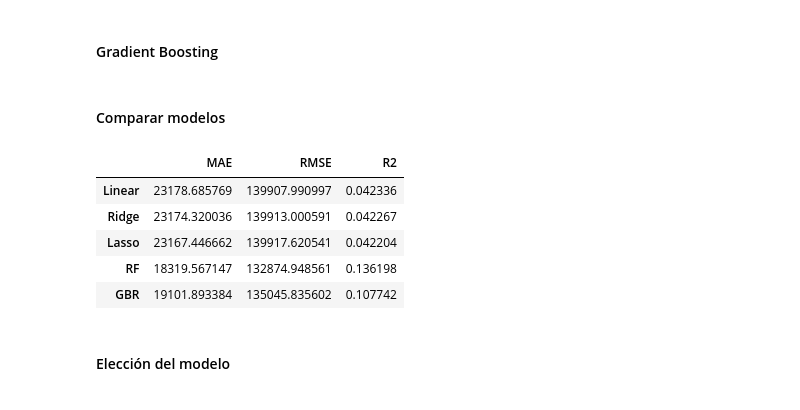
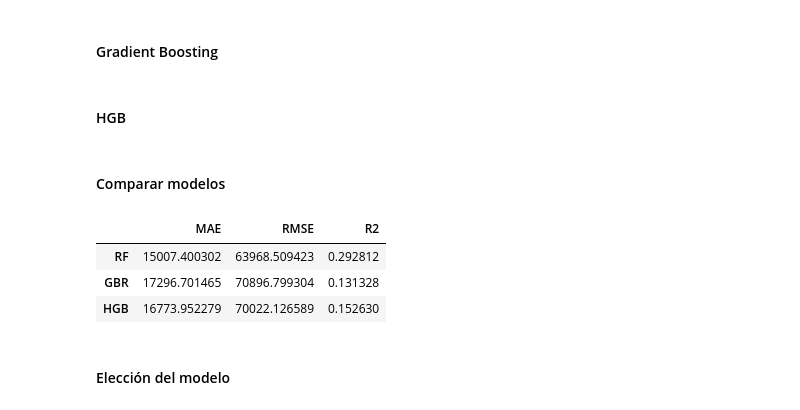
Before and after one commit to Bootcamp-Data-Analyst/P7-regression-grupo4, a Jupyter notebook: notebook/modelos_ML.ipynb, the cells around one changed output. Saved outputs shown, nothing was run; the diff lists cells and outputs as text; code cells hidden in the pictures.

Commit message:
Feature: Añadido modelos de entrenamiento.

```diff
--- a/notebook/modelos_ML.ipynb
+++ b/notebook/modelos_ML.ipynb
@@ -92,6 +69,7 @@ y_pred_lasso = np.expm1(lasso.predict(x_test_scaled))
 # %% [markdown]
 #### Random Forest Regressor
 # %%
+# Random Forest
 rf = RandomForestRegressor(
     n_estimators=200,
     max_depth=15,
@@ -100,10 +78,14 @@ rf = RandomForestRegressor(
 )
 
 rf.fit(x_train, y_train)
-y_pred_rf = np.expm1(rf.predict(x_test))
+
+# Predicciones (log → real)
+y_pred_rf_train = np.expm1(rf.predict(x_train))
+y_pred_rf_test  = np.expm1(rf.predict(x_test))
 # %% [markdown]
 #### Gradient Boosting
 # %%
+# Gradient Boosting
 gbr = GradientBoostingRegressor(
     n_estimators=200,
     learning_rate=0.05,
@@ -112,26 +94,46 @@ gbr = GradientBoostingRegressor(
 )
 
 gbr.fit(x_train, y_train)
-y_pred_gbr = np.expm1(gbr.predict(x_test))
+
+# Predicciones (log → real)
+y_pred_gbr_train = np.expm1(gbr.predict(x_train))
+y_pred_gbr_test  = np.expm1(gbr.predict(x_test))
+# %% [markdown]
+####  HGB
+# %%
+hgb = HistGradientBoostingRegressor(
+    max_depth=8,
+    learning_rate=0.05,
+    max_iter=400,
+    l2_regularization=0.1,
+    random_state=42
+)
+
+hgb.fit(x_train, y_train)
+
+# Predicciones (log → real)
+y_pred_hgb_train = np.expm1(hgb.predict(x_train))
+y_pred_hgb_test  = np.expm1(hgb.predict(x_test))
 # %% [markdown]
 #### Comparar modelos
 # %%
-results = {
-    'Linear': evaluate_model(y_test_real, y_pred_lr),
-    'Ridge': evaluate_model(y_test_real, y_pred_ridge),
-    'Lasso': evaluate_model(y_test_real, y_pred_lasso),
-    'RF': evaluate_model(y_test_real, y_pred_rf),
-    'GBR': evaluate_model(y_test_real, y_pred_gbr)
+# --- Asegurarnos de tener y_train_real ---
+y_train_real = np.expm1(y_train)
+
+# --- Evaluar modelos en TRAIN ---
+results_train = {
+    'RF': evaluate_model(y_train_real, y_pred_rf_train),
+    'GBR': evaluate_model(y_train_real, y_pred_gbr_train),
+    'HGB': evaluate_model(y_train_real, y_pred_hgb_train),
 }
 
-pd.DataFrame(results).T
+# --- Convertir a DataFrame para ver resultados ---
+pd.DataFrame(results_train).T
 # %% [output]
 |  | MAE | RMSE | R2 |
-| Linear | 23178.685769 | 139907.990997 | 0.042336 |
-| Ridge | 23174.320036 | 139913.000591 | 0.042267 |
-| Lasso | 23167.446662 | 139917.620541 | 0.042204 |
-| RF | 18319.567147 | 132874.948561 | 0.136198 |
-| GBR | 19101.893384 | 135045.835602 | 0.107742 |
+| RF | 15007.400302 | 63968.509423 | 0.292812 |
+| GBR | 17296.701465 | 70896.799304 | 0.131328 |
+| HGB | 16773.952279 | 70022.126589 | 0.152630 |
 # %% [markdown]
 #### Elección del modelo
 # %% [markdown]
```
Also changed, not shown: parts of 19 cells of this notebook, 12 other files.
